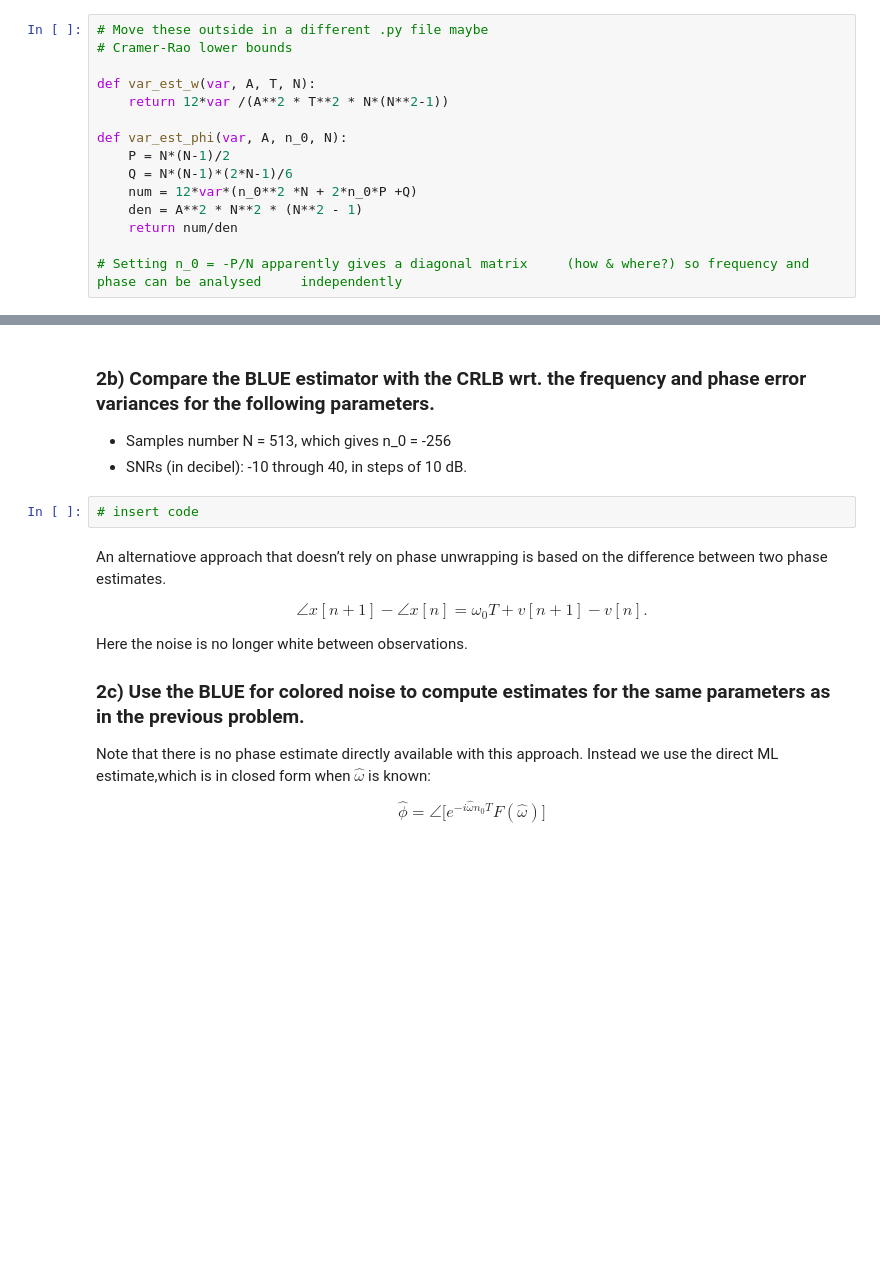
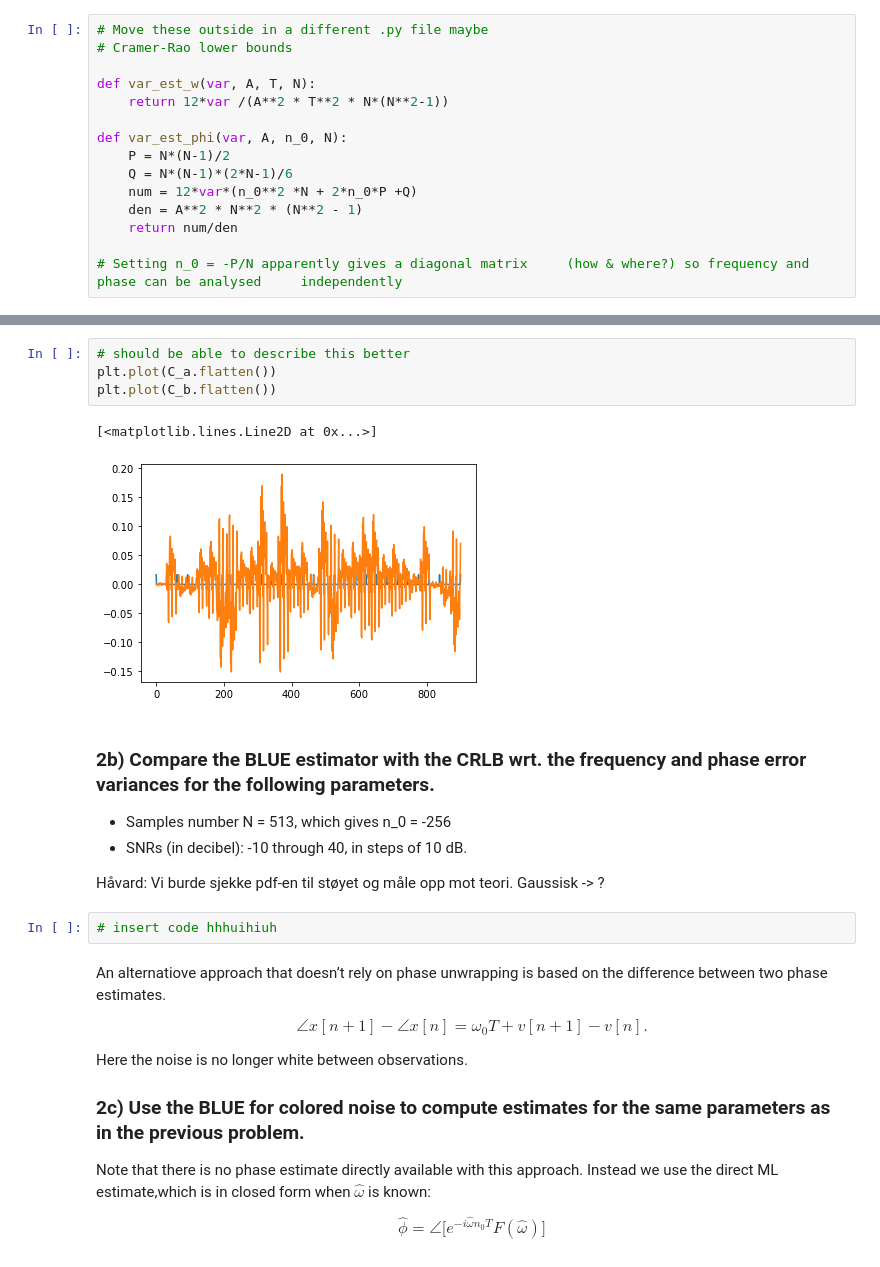
Before and after one commit to haavarn/estimation_project, a Jupyter notebook: BLUE.ipynb, the cells around one changed output, grey strips where cells are left out. Saved outputs shown, nothing was run; the diff lists cells and outputs as text; blank space fills up the shorter version.

```diff
--- a/BLUE.ipynb
+++ b/BLUE.ipynb
@@ -173,10 +249,19 @@ plt.tight_layout
+# %%
+# should be able to describe this better
+plt.plot(C_a.flatten())
+plt.plot(C_b.flatten())
+# %% [output]
+[<matplotlib.lines.Line2D at 0x...>]
+[figure, added]
 # %% [markdown]
 ### 2b) Compare the BLUE estimator with the CRLB wrt. the frequency and phase error variances for the following parameters.
 
 - Samples number N = 513, which gives n_0 = -256
 - SNRs (in decibel): -10 through 40, in steps of 10 dB.
+
+Håvard: Vi burde sjekke pdf-en til støyet og måle opp mot teori. Gaussisk -> ?
 # %%
-# insert code
+# insert code hhhuihiuh
 # %% [markdown]
 An alternatiove approach that doesn’t rely on phase unwrapping is based on the difference between two phase estimates.
 
```
Also changed, not shown: parts of 7 cells of this notebook.
